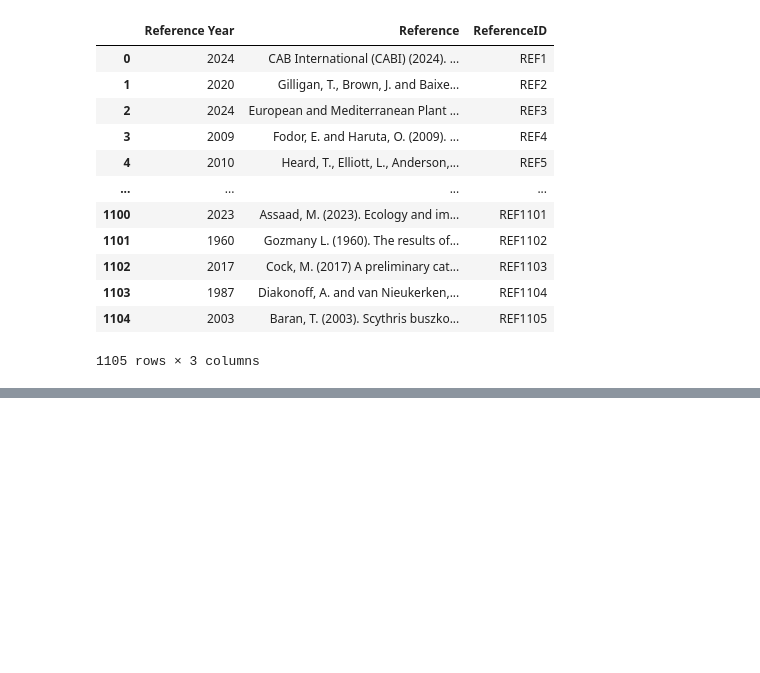
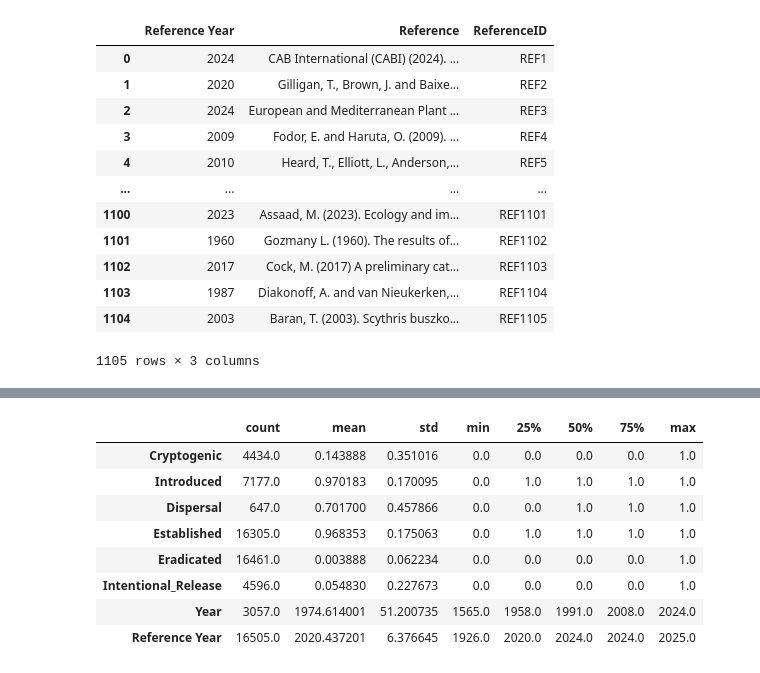
Before and after one commit to hncouto/Global_Database_on_Non-native_Lepidoptera, a Jupyter notebook: DatabaseCreation.ipynb, the cells around one changed output, grey strips where cells are left out. Cells and saved outputs as stored; diff of their text form; code cells hidden in the pictures; blank space fills up the shorter version.

```diff
--- a/DatabaseCreation.ipynb
+++ b/DatabaseCreation.ipynb
@@ -148,0 +198,12 @@ Realms
+# %%
+RawData.describe().T
+# %% [output]
+|  | count | mean | std | min | 25% | 50% | 75% | max |
+| Cryptogenic | 4434.0 | 0.143888 | 0.351016 | 0.0 | 0.0 | 0.0 | 0.0 | 1.0 |
+| Introduced | 7177.0 | 0.970183 | 0.170095 | 0.0 | 1.0 | 1.0 | 1.0 | 1.0 |
+| Dispersal | 647.0 | 0.701700 | 0.457866 | 0.0 | 0.0 | 1.0 | 1.0 | 1.0 |
+| Established | 16305.0 | 0.968353 | 0.175063 | 0.0 | 1.0 | 1.0 | 1.0 | 1.0 |
+| Eradicated | 16461.0 | 0.003888 | 0.062234 | 0.0 | 0.0 | 0.0 | 0.0 | 1.0 |
+| Intentional_Release | 4596.0 | 0.054830 | 0.227673 | 0.0 | 0.0 | 0.0 | 0.0 | 1.0 |
+| Year | 3057.0 | 1974.614001 | 51.200735 | 1565.0 | 1958.0 | 1991.0 | 2008.0 | 2024.0 |
+| Reference Year | 16505.0 | 2020.437201 | 6.376645 | 1926.0 | 2020.0 | 2024.0 | 2024.0 | 2025.0 |
```
Also changed, not shown: parts of 43 cells of this notebook.
